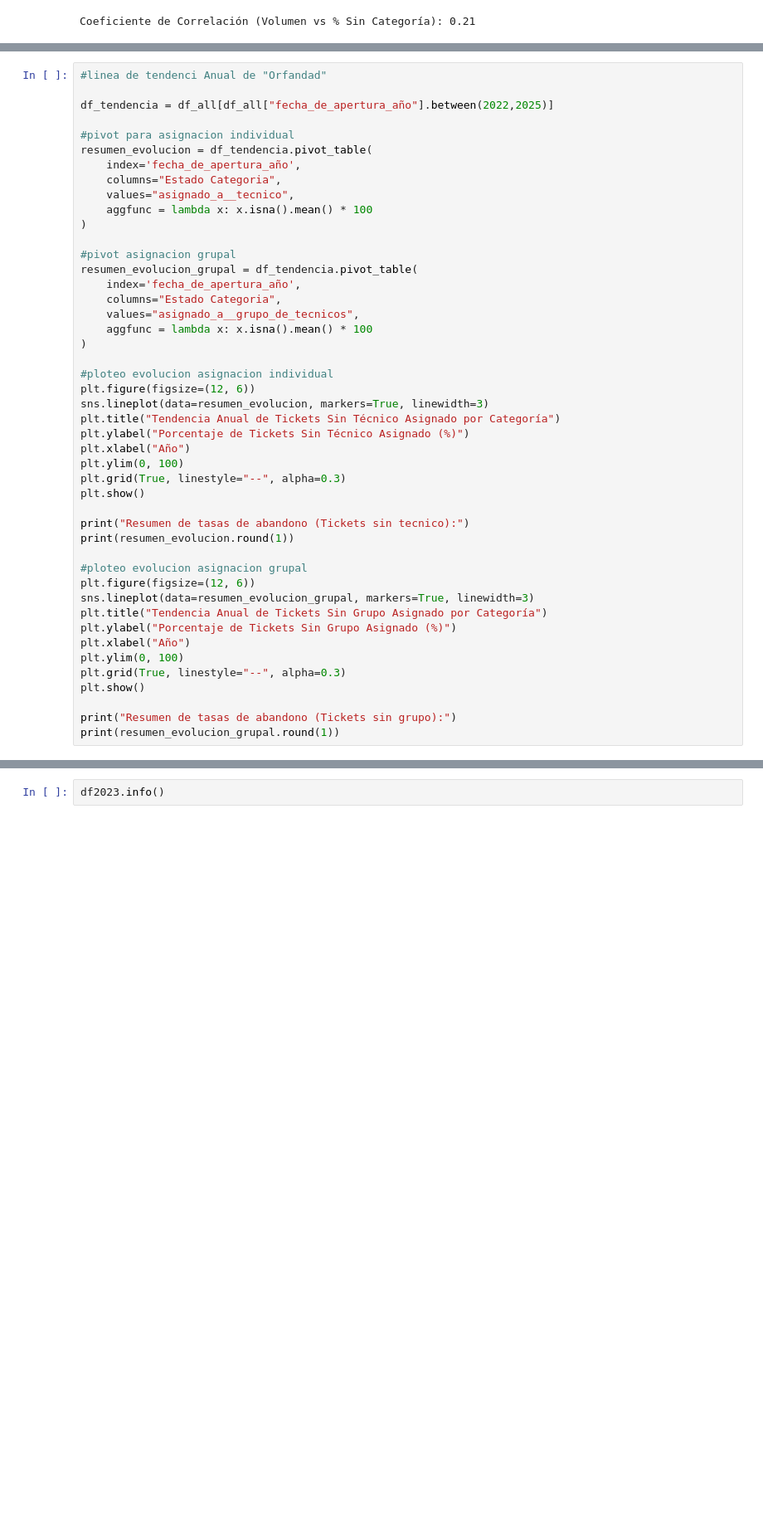
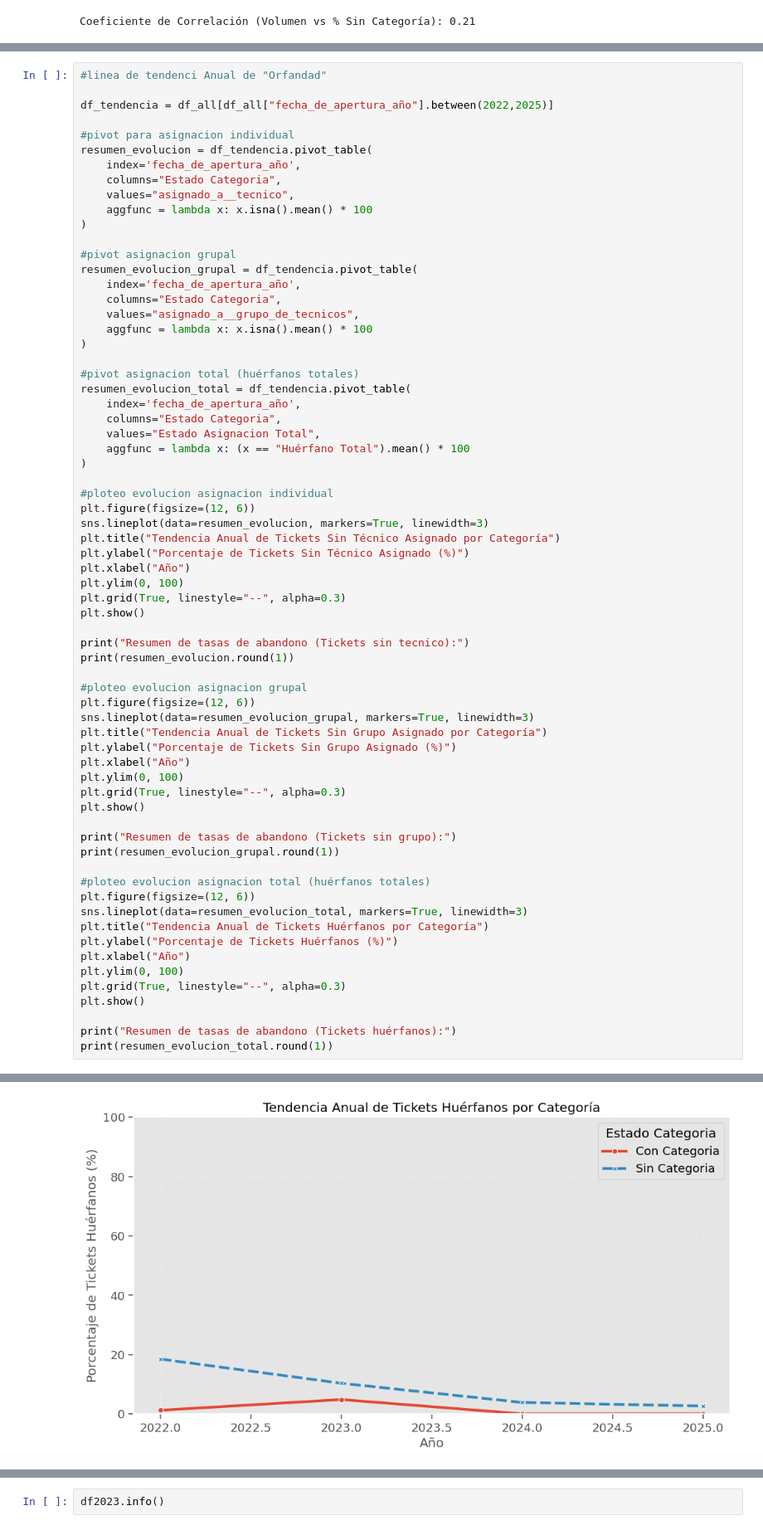
Before and after one commit to NicoFuentese/historical-analysis-management-tickets, a Jupyter notebook: notebooks/3.0-analisis-exploratorio.ipynb, the cells around one changed output, grey strips where cells are left out. Shown at 83% size. Drawn from its saved outputs; the diff is of its cells as text; blank space fills up the shorter version.

```diff
--- a/notebooks/3.0-analisis-exploratorio.ipynb
+++ b/notebooks/3.0-analisis-exploratorio.ipynb
@@ -463,6 +499,14 @@ resumen_evolucion_grupal = df_tendencia.pivot_table(
     columns="Estado Categoria",
     values="asignado_a__grupo_de_tecnicos",
     aggfunc = lambda x: x.isna().mean() * 100
+)
+
+#pivot asignacion total (huérfanos totales)
+resumen_evolucion_total = df_tendencia.pivot_table(
+    index='fecha_de_apertura_año',
+    columns="Estado Categoria",
+    values="Estado Asignacion Total",
+    aggfunc = lambda x: (x == "Huérfano Total").mean() * 100
 )
 
 #ploteo evolucion asignacion individual
@@ -480,30 +524,44 @@ print(resumen_evolucion.round(1))
 
 #ploteo evolucion asignacion grupal
 plt.figure(figsize=(12, 6))
 sns.lineplot(data=resumen_evolucion_grupal, markers=True, linewidth=3)
 plt.title("Tendencia Anual de Tickets Sin Grupo Asignado por Categoría")
 plt.ylabel("Porcentaje de Tickets Sin Grupo Asignado (%)")
 plt.xlabel("Año")
 plt.ylim(0, 100)
 plt.grid(True, linestyle="--", alpha=0.3)
 plt.show()
 
 print("Resumen de tasas de abandono (Tickets sin grupo):")
 print(resumen_evolucion_grupal.round(1))
+
+#ploteo evolucion asignacion total (huérfanos totales)
+plt.figure(figsize=(12, 6))
+sns.lineplot(data=resumen_evolucion_total, markers=True, linewidth=3)
+plt.title("Tendencia Anual de Tickets Huérfanos por Categoría")
+plt.ylabel("Porcentaje de Tickets Huérfanos (%)")
+plt.xlabel("Año")
+plt.ylim(0, 100)
+plt.grid(True, linestyle="--", alpha=0.3)
+plt.show()
+
+print("Resumen de tasas de abandono (Tickets huérfanos):")
+print(resumen_evolucion_total.round(1))
 # %% [output]
 [figure]
 Resumen de tasas de abandono (Tickets sin tecnico):
 Estado Categoria       Con Categoria  Sin Categoria
 fecha_de_apertura_año
 2022                           30.00          41.30
 2023                           15.00          41.70
 2024                            3.90          11.50
 2025                            3.10          12.30
 [figure]
 Resumen de tasas de abandono (Tickets sin grupo):
 Estado Categoria       Con Categoria  Sin Categoria
 fecha_de_apertura_año
 2022                            3.00          20.40
 2023                            5.90          14.50
 2024                            3.00          19.90
 2025                            1.90          24.90
+[figure, added]
```
Also changed, not shown: parts of 2 cells of this notebook, 3 other files.
